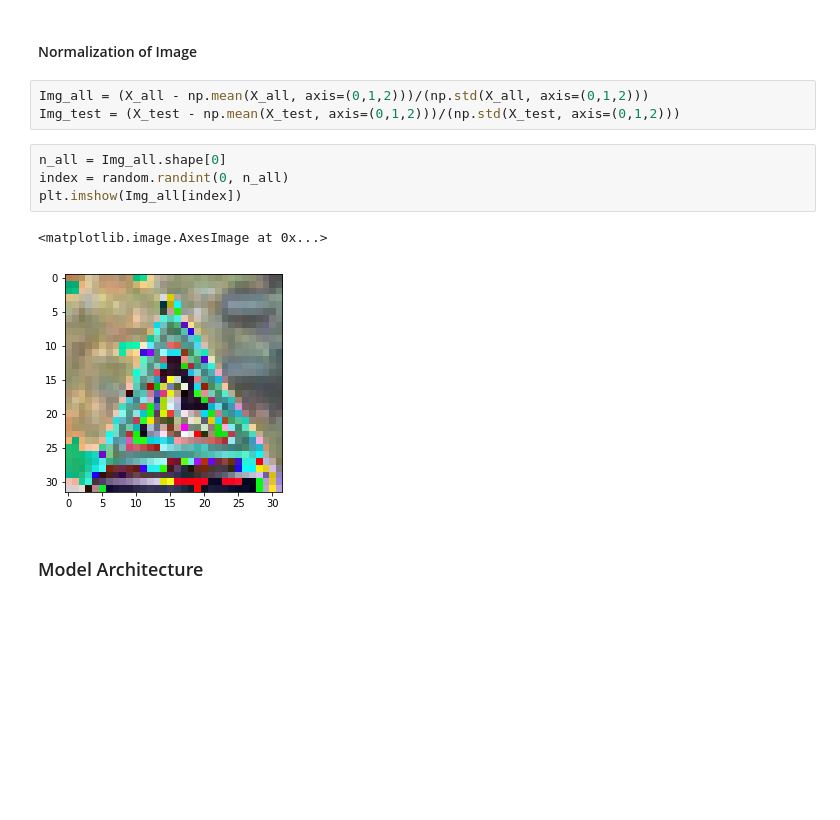
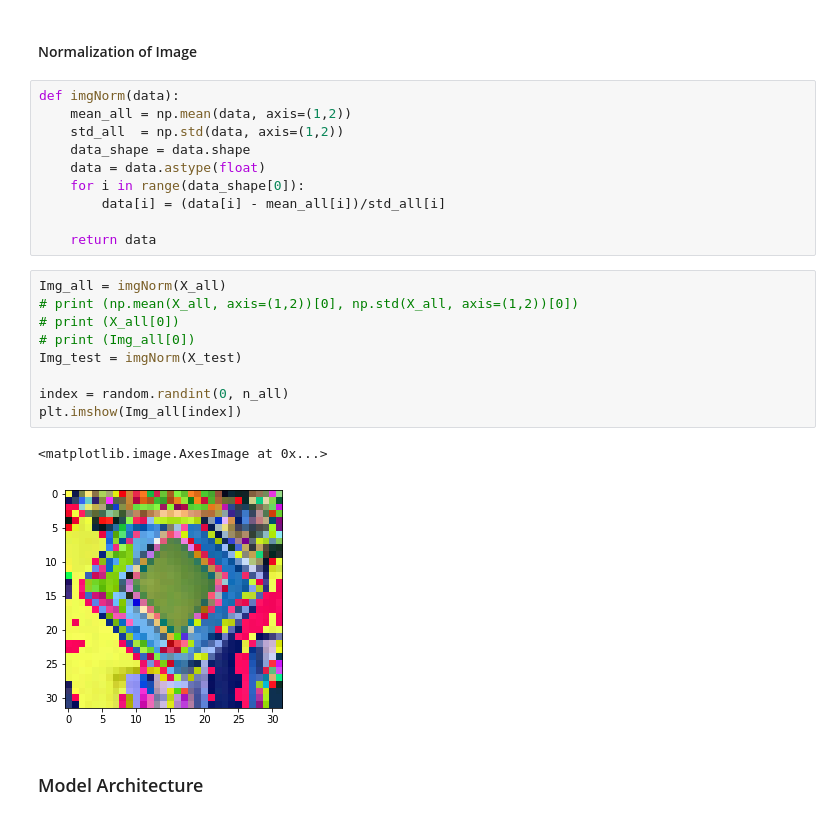
Before and after one commit to miaoyanlearningcode/CarND-Traffic-Sign-Classifier-Project, a Jupyter notebook: Traffic_Sign_Classifier.ipynb, the cells around one changed output. Drawn from its saved outputs; the diff is of its cells as text; blank space fills up the shorter version.

```diff
--- a/Traffic_Sign_Classifier.ipynb
+++ b/Traffic_Sign_Classifier.ipynb
@@ -170,16 +170,28 @@ print (np.mean(X_all, axis=(0,1,2)), np.std(X_all, axis=(0,1,2)))
 [figure]
 # %% [markdown]
 #### Normalization of Image
+# %%
+def imgNorm(data):
+    mean_all = np.mean(data, axis=(1,2))
+    std_all  = np.std(data, axis=(1,2))
+    data_shape = data.shape
+    data = data.astype(float)
+    for i in range(data_shape[0]):
+        data[i] = (data[i] - mean_all[i])/std_all[i]
+
+    return data
 # %%
-Img_all = (X_all - np.mean(X_all, axis=(0,1,2)))/(np.std(X_all, axis=(0,1,2)))
-Img_test = (X_test - np.mean(X_test, axis=(0,1,2)))/(np.std(X_test, axis=(0,1,2)))
+Img_all = imgNorm(X_all)
+# print (np.mean(X_all, axis=(1,2))[0], np.std(X_all, axis=(1,2))[0])
+# print (X_all[0])
+# print (Img_all[0])
+Img_test = imgNorm(X_test)
+
+index = random.randint(0, n_all)
+plt.imshow(Img_all[index])
+# %% [output]
+<matplotlib.image.AxesImage at 0x...>
+[figure, added]
-# %%
-n_all = Img_all.shape[0]
-index = random.randint(0, n_all)
-plt.imshow(Img_all[index])
-# %% [output]
-<matplotlib.image.AxesImage at 0x...>
-[figure, removed]
 # %% [markdown]
 ### Model Architecture
 # %%
```
Also changed, not shown: parts of 3 cells of this notebook.
